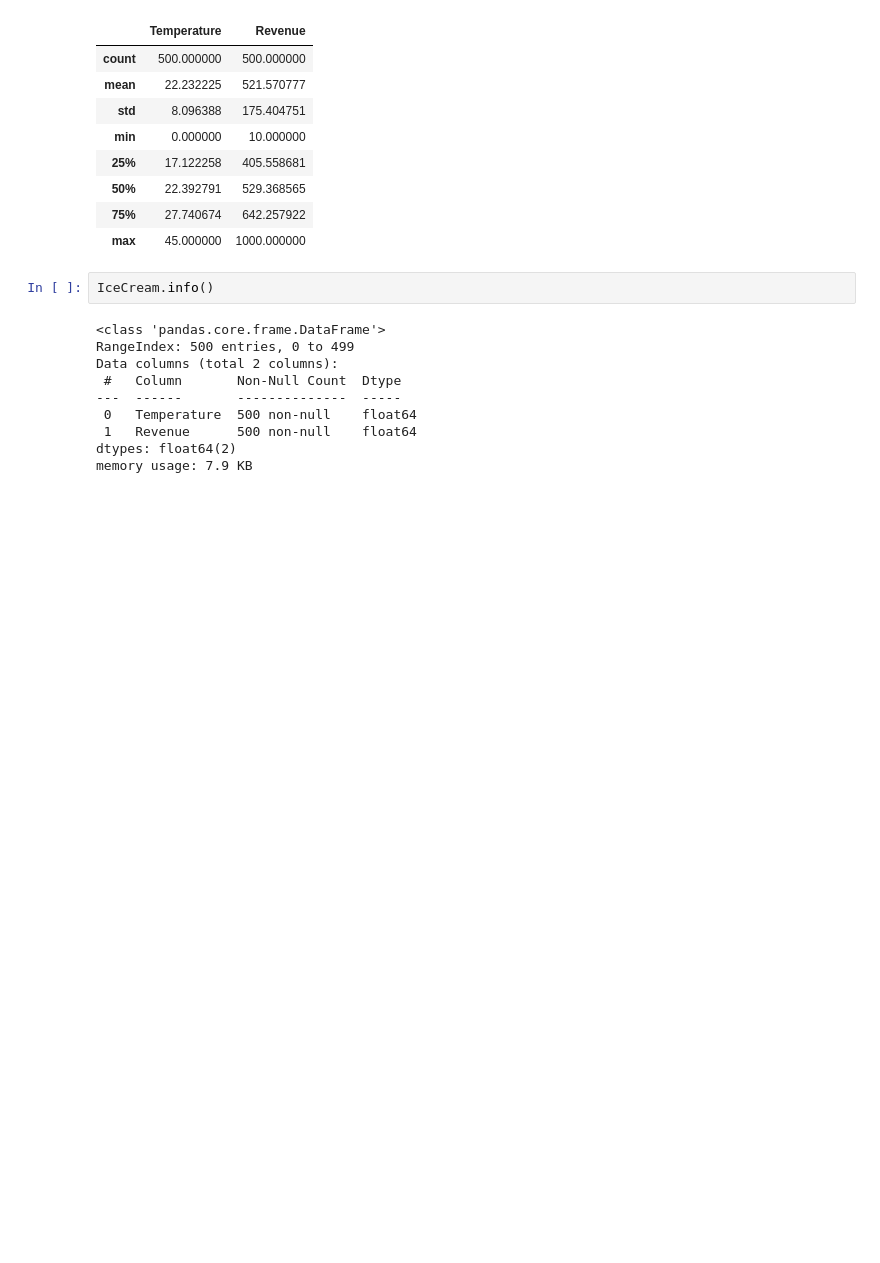
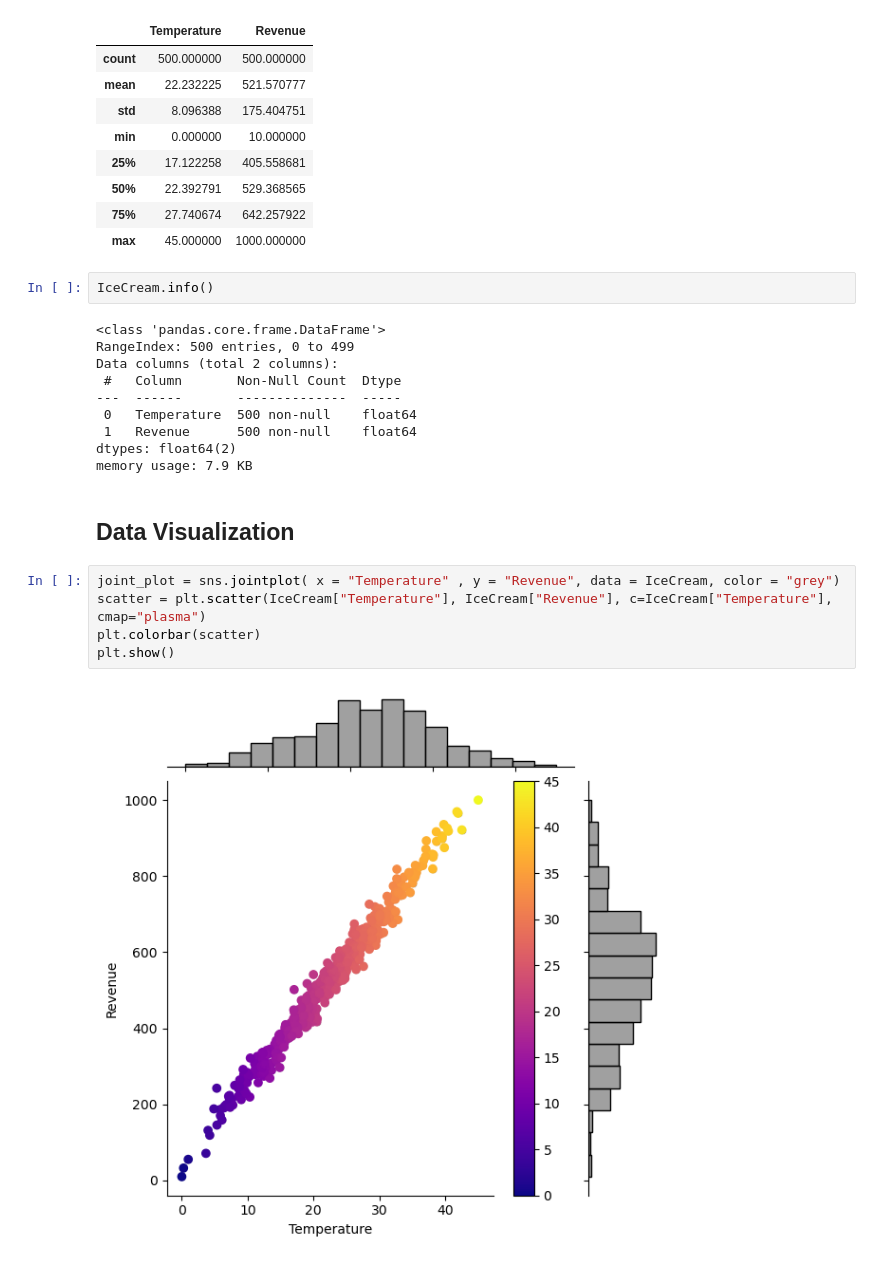
Before and after one commit to AlvaroBishop/IceCreamRevenuePrediction, a Jupyter notebook: IceCreamRevenuePrediction.ipynb, the cells around one changed output. Cells and saved outputs as stored; diff of their text form; blank space fills up the shorter version.

```diff
--- a/IceCreamRevenuePrediction.ipynb
+++ b/IceCreamRevenuePrediction.ipynb
@@ -59,3 +60,12 @@ Data columns (total 2 columns):
  1   Revenue      500 non-null    float64
 dtypes: float64(2)
 memory usage: 7.9 KB
+# %% [markdown]
+## Data Visualization
+# %%
+joint_plot = sns.jointplot( x = "Temperature" , y = "Revenue", data = IceCream, color = "grey")
+scatter = plt.scatter(IceCream["Temperature"], IceCream["Revenue"], c=IceCream["Temperature"], cmap="plasma")
+plt.colorbar(scatter)
+plt.show()
+# %% [output]
+[figure, added]
```
Also changed, not shown: parts of 21 cells of this notebook.
